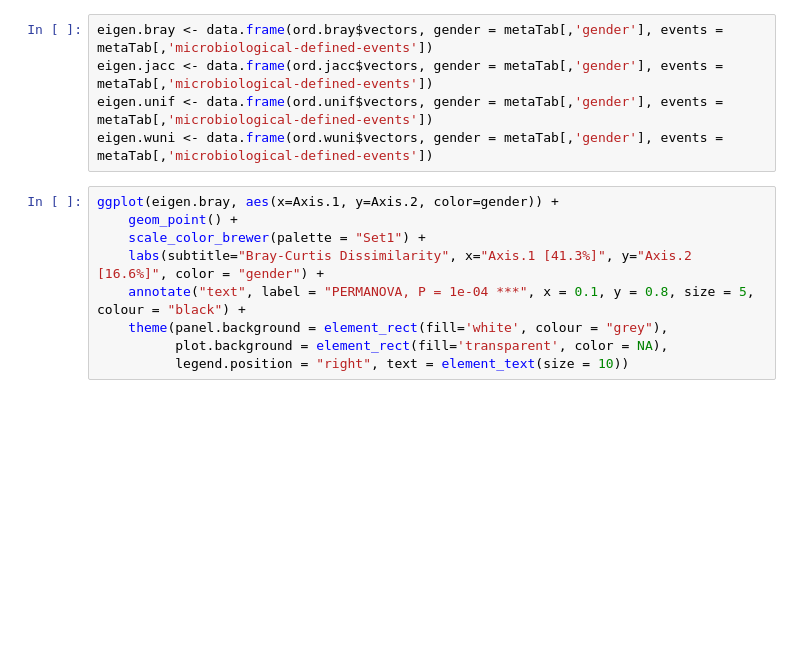
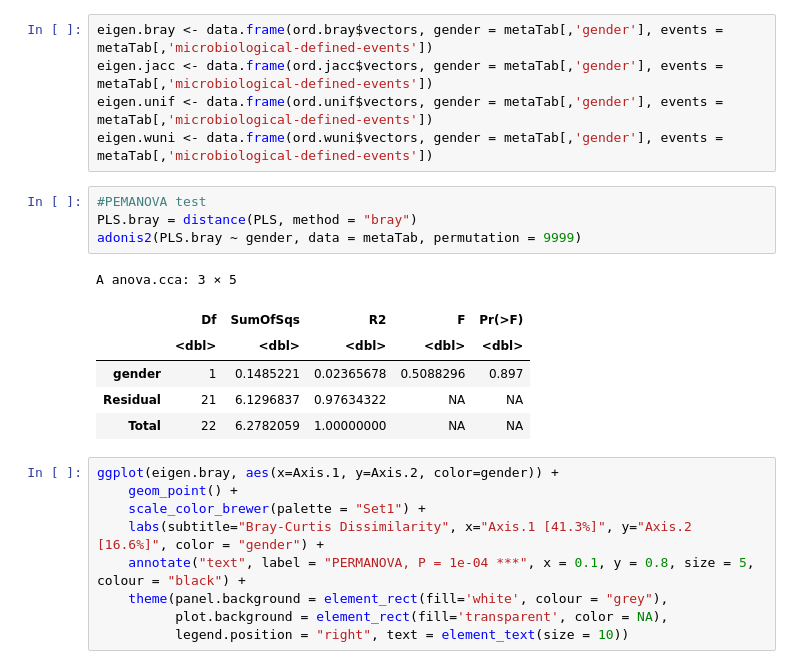
Before and after one commit to asangphukieo/Gut_microbiota_workshop_CMUTEAM_2022, a Jupyter notebook: 7_Microbiota_diversity_visualization.ipynb, the cells around one changed output. Saved outputs shown, nothing was run; the diff lists cells and outputs as text; blank space fills up the shorter version.

```diff
--- a/7_Microbiota_diversity_visualization.ipynb
+++ b/7_Microbiota_diversity_visualization.ipynb
@@ -401,6 +413,17 @@ eigen.bray <- data.frame(ord.bray$vectors, gender = metaTab[,'gender'], events =
 eigen.jacc <- data.frame(ord.jacc$vectors, gender = metaTab[,'gender'], events = metaTab[,'microbiological-defined-events'])
 eigen.unif <- data.frame(ord.unif$vectors, gender = metaTab[,'gender'], events = metaTab[,'microbiological-defined-events'])
 eigen.wuni <- data.frame(ord.wuni$vectors, gender = metaTab[,'gender'], events = metaTab[,'microbiological-defined-events'])
+# %%
+#PEMANOVA test
+PLS.bray = distance(PLS, method = "bray")
+adonis2(PLS.bray ~ gender, data = metaTab, permutation = 9999)
+# %% [output]
+A anova.cca: 3 × 5
+|  | Df | SumOfSqs | R2 | F | Pr(>F) |
+|  | <dbl> | <dbl> | <dbl> | <dbl> | <dbl> |
+| gender | 1 | 0.1485221 | 0.02365678 | 0.5088296 | 0.897 |
+| Residual | 21 | 6.1296837 | 0.97634322 | NA | NA |
+| Total | 22 | 6.2782059 | 1.00000000 | NA | NA |
 # %%
 ggplot(eigen.bray, aes(x=Axis.1, y=Axis.2, color=gender)) +
     geom_point() +
```
Also changed, not shown: parts of 6 cells of this notebook.
